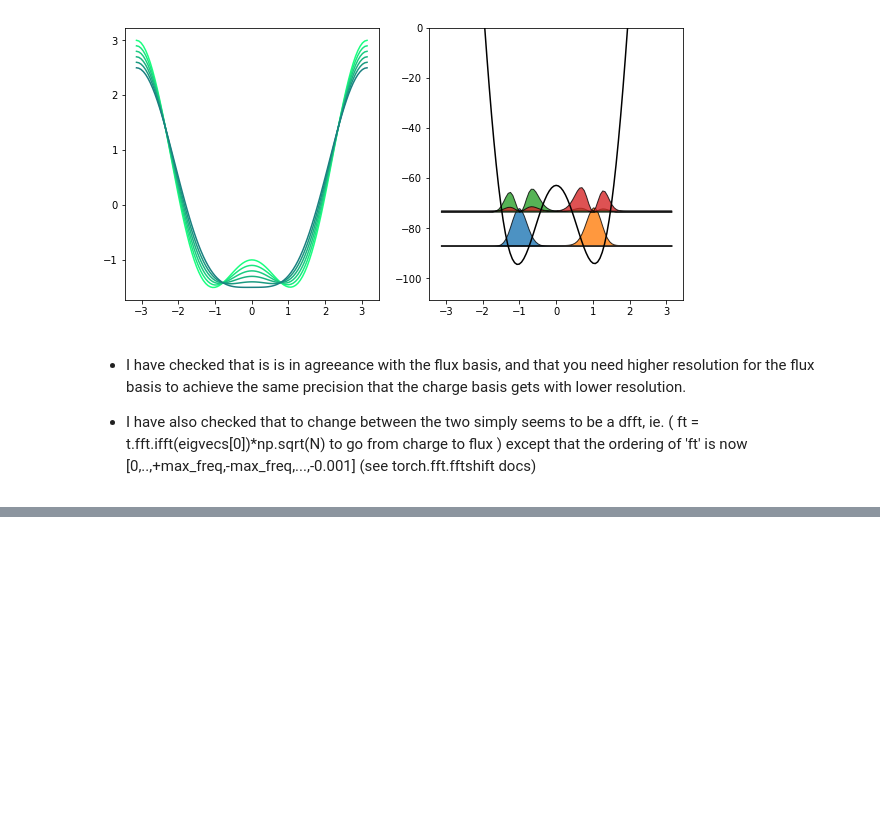
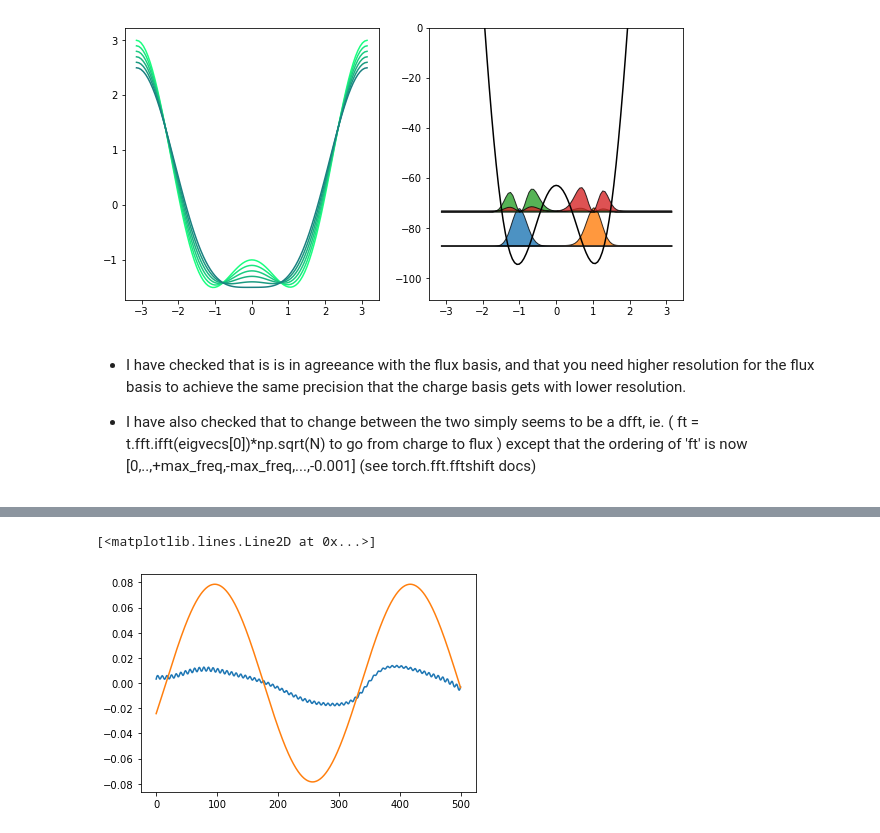
Before and after one commit to Vinther901/Quantum-Optimal-Control, a Jupyter notebook: 1DToyExample/Flensmon_1D copy.ipynb, the cells around one changed output, grey strips where cells are left out. Saved outputs shown, nothing was run; the diff lists cells and outputs as text; code cells hidden in the pictures; blank space fills up the shorter version.

```diff
--- a/1DToyExample/Flensmon_1D copy.ipynb
+++ b/1DToyExample/Flensmon_1D copy.ipynb
@@ -125,0 +135,6 @@ Ended at step: 11, with loss: 0.009839724108004488 and runtime: 3.96861386299133
+# %%
+plt.plot(obj.pulse.detach())
+plt.plot(obj.init_pulse())
+# %% [output]
+[<matplotlib.lines.Line2D at 0x...>]
+[figure, added]
```
Also changed, not shown: parts of 6 cells of this notebook, 5 other files.
